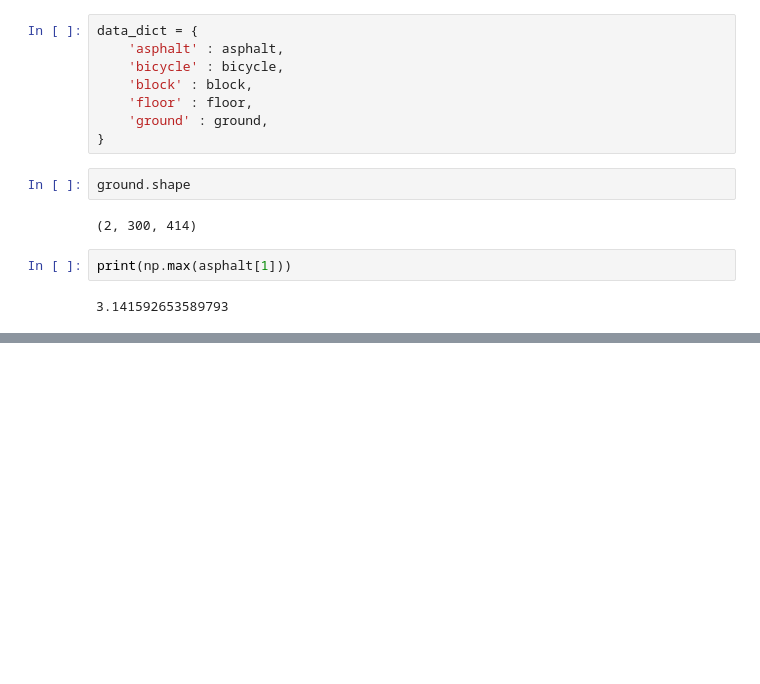
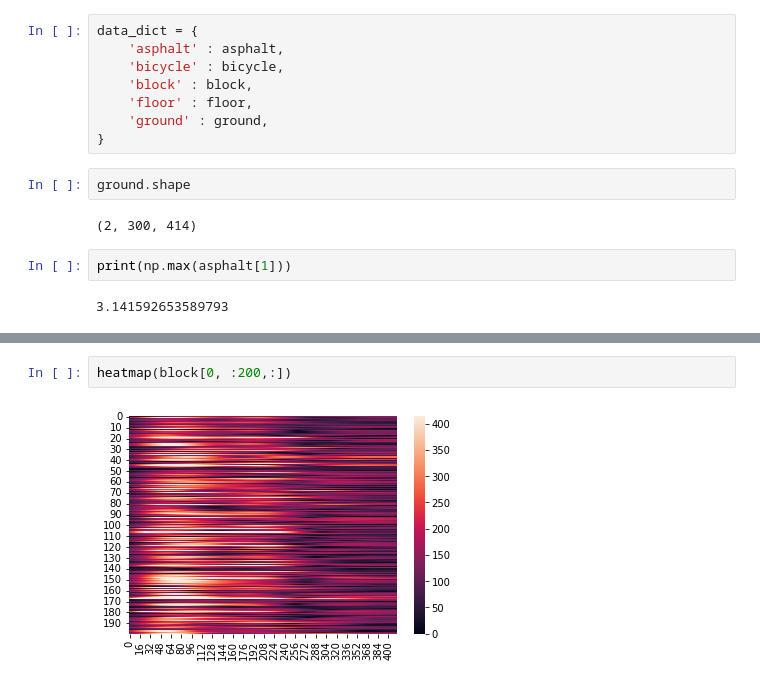
Before and after one commit to AISL-Sejong-Organization/Intelligent_Radar, a Jupyter notebook: gui/service_modules/plot.ipynb, the cells around one changed output, grey strips where cells are left out. Drawn from its saved outputs; the diff is of its cells as text; blank space fills up the shorter version.

```diff
--- a/gui/service_modules/plot.ipynb
+++ b/gui/service_modules/plot.ipynb
@@ -235,0 +163,4 @@ plt.plot(fft)
+# %%
+heatmap(block[0, :200,:])
+# %% [output]
+[figure, added]
```
Also changed, not shown: parts of 43 cells of this notebook, 1 other file.
